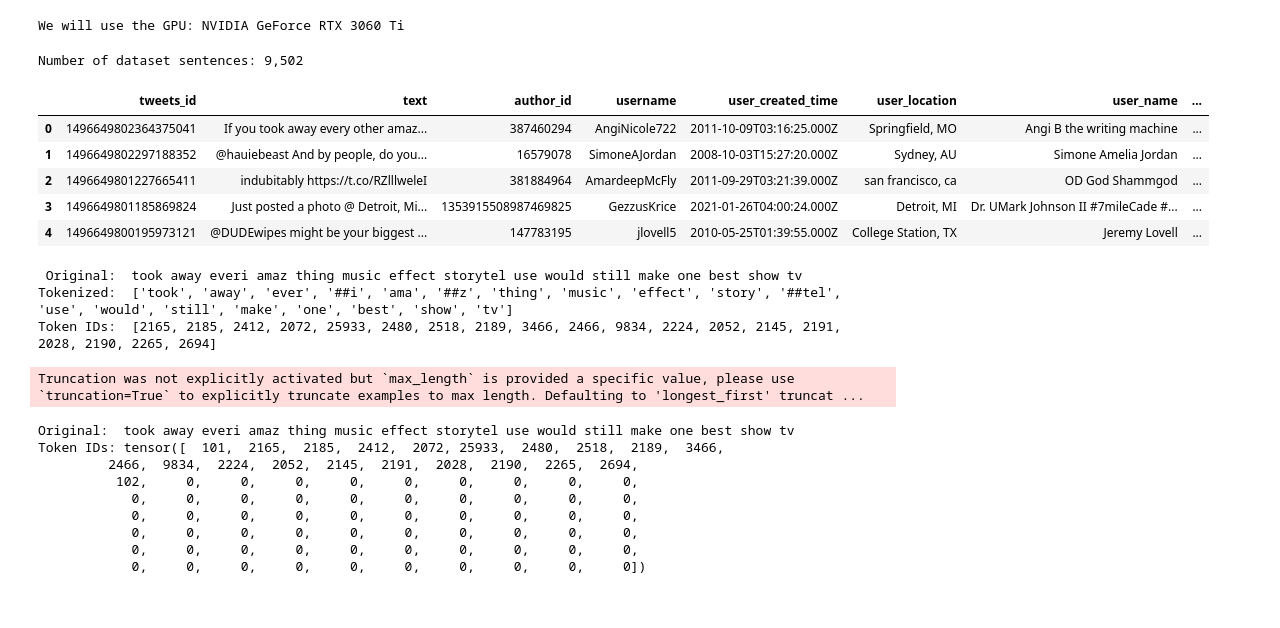
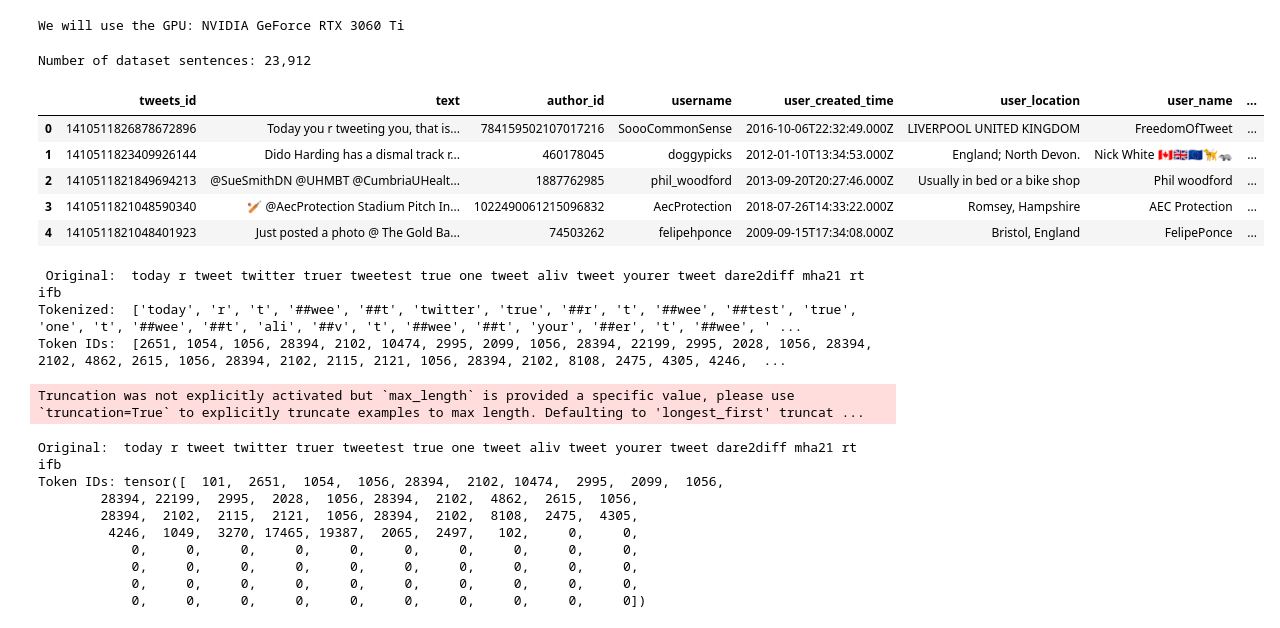
Before and after one commit to DANLEIQIANG/CMPT733_finalProject, a Jupyter notebook: Model/BERT_bullying_process.ipynb, the cells around one changed output. Drawn from its saved outputs; the diff is of its cells as text; code cells hidden in the pictures.

```diff
--- a/Model/BERT_bullying_process.ipynb
+++ b/Model/BERT_bullying_process.ipynb
@@ -96,31 +96,31 @@ def deep_clean(text):
     text = stemmer(text)
     return text
 # %%
-df = pd.read_csv("./2022-02-24.csv")
+df = pd.read_csv("./2021_07.csv")
 
 #Get the cleaned tweets
 texts_new = []
 i = 0
 for t in df.text:
     i = i+1
     if i%100000==0:
         print(i)
     texts_new.append(deep_clean(t))
 df['text_clean'] = texts_new
 df.drop_duplicates("text_clean", inplace=True)
 df = df.dropna()
 
 print('Number of dataset sentences: {:,}\n'.format(df.shape[0]))
 sentences = df.text_clean.values
 df.head()
 # %% [output]
-Number of dataset sentences: 9,502
+Number of dataset sentences: 23,912
 |  | tweets_id | text | author_id | username | user_created_time | user_location | user_name | ... |
-| 0 | 1496649802364375041 | If you took away every other amaz... | 387460294 | AngiNicole722 | 2011-10-09T03:16:25.000Z | Springfield, MO | Angi B the writing machine | ... |
-| 1 | 1496649802297188352 | @hauiebeast And by people, do you... | 16579078 | SimoneAJordan | 2008-10-03T15:27:20.000Z | Sydney, AU | Simone Amelia Jordan | ... |
-| 2 | 1496649801227665411 | indubitably https://t.co/RZlllweleI | 381884964 | AmardeepMcFly | 2011-09-29T03:21:39.000Z | san francisco, ca | OD God Shammgod | ... |
-| 3 | 1496649801185869824 | Just posted a photo @ Detroit, Mi... | 1353915508987469825 | GezzusKrice | 2021-01-26T04:00:24.000Z | Detroit, MI | Dr. UMark Johnson II #7mileCade #... | ... |
-| 4 | 1496649800195973121 | @DUDEwipes might be your biggest ... | 147783195 | jlovell5 | 2010-05-25T01:39:55.000Z | College Station, TX | Jeremy Lovell | ... |
+| 0 | 1410511826878672896 | Today you r tweeting you, that is... | 784159502107017216 | SoooCommonSense | 2016-10-06T22:32:49.000Z | LIVERPOOL UNITED KINGDOM | FreedomOfTweet | ... |
+| 1 | 1410511823409926144 | Dido Harding has a dismal track r... | 460178045 | doggypicks | 2012-01-10T13:34:53.000Z | England; North Devon. | Nick White 🇨🇦🇬🇧🇪🇺🦮🦡 | ... |
+| 2 | 1410511821849694213 | @SueSmithDN @UHMBT @CumbriaUHealt... | 1887762985 | phil_woodford | 2013-09-20T20:27:46.000Z | Usually in bed or a bike shop | Phil woodford | ... |
+| 3 | 1410511821048590340 | 🏏 @AecProtection Stadium Pitch In... | 1022490061215096832 | AecProtection | 2018-07-26T14:33:22.000Z | Romsey, Hampshire | AEC Protection | ... |
+| 4 | 1410511821048401923 | Just posted a photo @ The Gold Ba... | 74503262 | felipehponce | 2009-09-15T17:34:08.000Z | Bristol, England | FelipePonce | ... |
 # %%
 from transformers import BertTokenizer
 
@@ -136,9 +136,9 @@ print('Tokenized: ', tokenizer.tokenize(sentences[0]))
 # Print the sentence mapped to token ids.
 print('Token IDs: ', tokenizer.convert_tokens_to_ids(tokenizer.tokenize(sentences[0])))
 # %% [output]
- Original:  took away everi amaz thing music effect storytel use would still make one best show tv
-Tokenized:  ['took', 'away', 'ever', '##i', 'ama', '##z', 'thing', 'music', 'effect', 'story', '##tel', 'use', 'would', 'still', 'make', 'one', 'best', 'show', 'tv']
-Token IDs:  [2165, 2185, 2412, 2072, 25933, 2480, 2518, 2189, 3466, 2466, 9834, 2224, 2052, 2145, 2191, 2028, 2190, 2265, 2694]
+ Original:  today r tweet twitter truer tweetest true one tweet aliv tweet yourer tweet dare2diff mha21 rt ifb
+Tokenized:  ['today', 'r', 't', '##wee', '##t', 'twitter', 'true', '##r', 't', '##wee', '##test', 'true', 'one', 't', '##wee', '##t', 'ali', '##v', 't', '##wee', '##t', 'your', '##er', 't', '##wee', ' ...
+Token IDs:  [2651, 1054, 1056, 28394, 2102, 10474, 2995, 2099, 1056, 28394, 22199, 2995, 2028, 1056, 28394, 2102, 4862, 2615, 1056, 28394, 2102, 2115, 2121, 1056, 28394, 2102, 8108, 2475, 4305, 4246,  ...
 # %%
 max_len = 0
 
@@ -191,11 +191,11 @@ attention_masks = torch.cat(attention_masks, dim=0)
 print('Original: ', sentences[0])
 print('Token IDs:', input_ids[0])
 # %% [output]
-Original:  took away everi amaz thing music effect storytel use would still make one best show tv
-Token IDs: tensor([  101,  2165,  2185,  2412,  2072, 25933,  2480,  2518,  2189,  3466,
-         2466,  9834,  2224,  2052,  2145,  2191,  2028,  2190,  2265,  2694,
-          102,     0,     0,     0,     0,     0,     0,     0,     0,     0,
-            0,     0,     0,     0,     0,     0,     0,     0,     0,     0,
+Original:  today r tweet twitter truer tweetest true one tweet aliv tweet yourer tweet dare2diff mha21 rt ifb
+Token IDs: tensor([  101,  2651,  1054,  1056, 28394,  2102, 10474,  2995,  2099,  1056,
+        28394, 22199,  2995,  2028,  1056, 28394,  2102,  4862,  2615,  1056,
+        28394,  2102,  2115,  2121,  1056, 28394,  2102,  8108,  2475,  4305,
+         4246,  1049,  3270, 17465, 19387,  2065,  2497,   102,     0,     0,
             0,     0,     0,     0,     0,     0,     0,     0,     0,     0,
             0,     0,     0,     0,     0,     0,     0,     0,     0,     0,
             0,     0,     0,     0,     0,     0,     0,     0,     0,     0,
```
Also changed, not shown: parts of 7 cells of this notebook, 7 other files.
